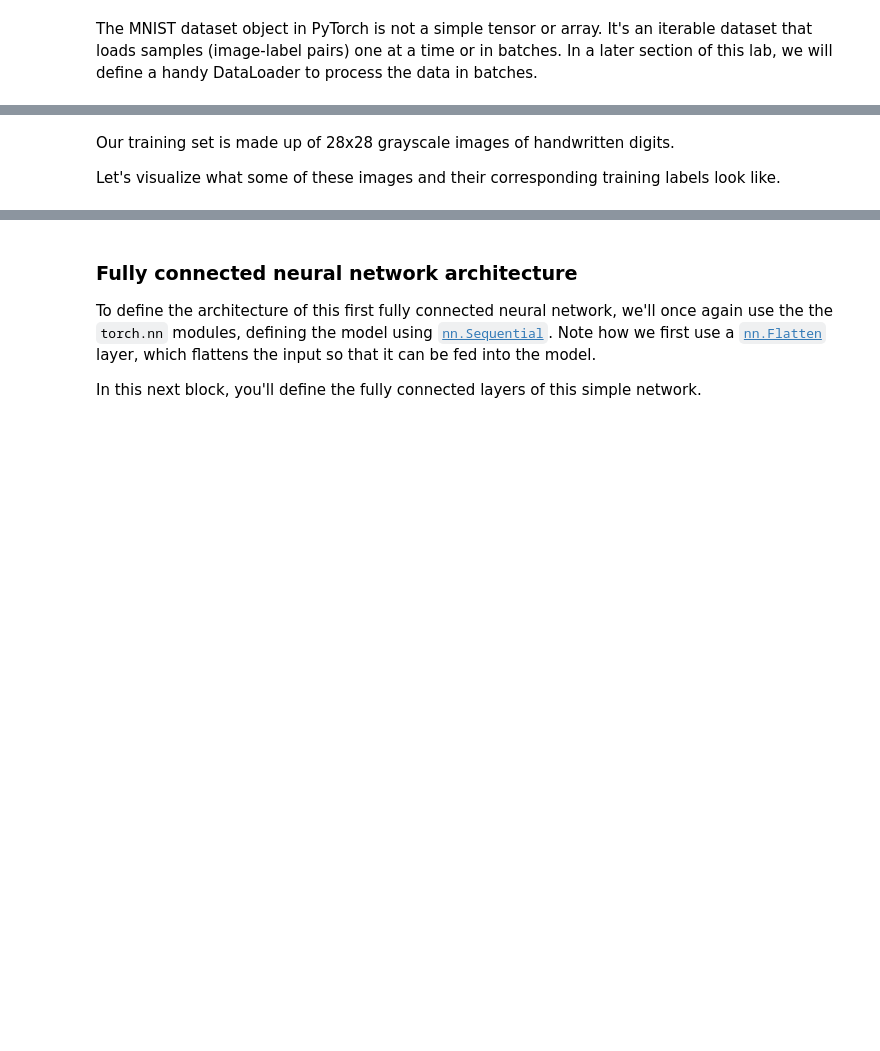
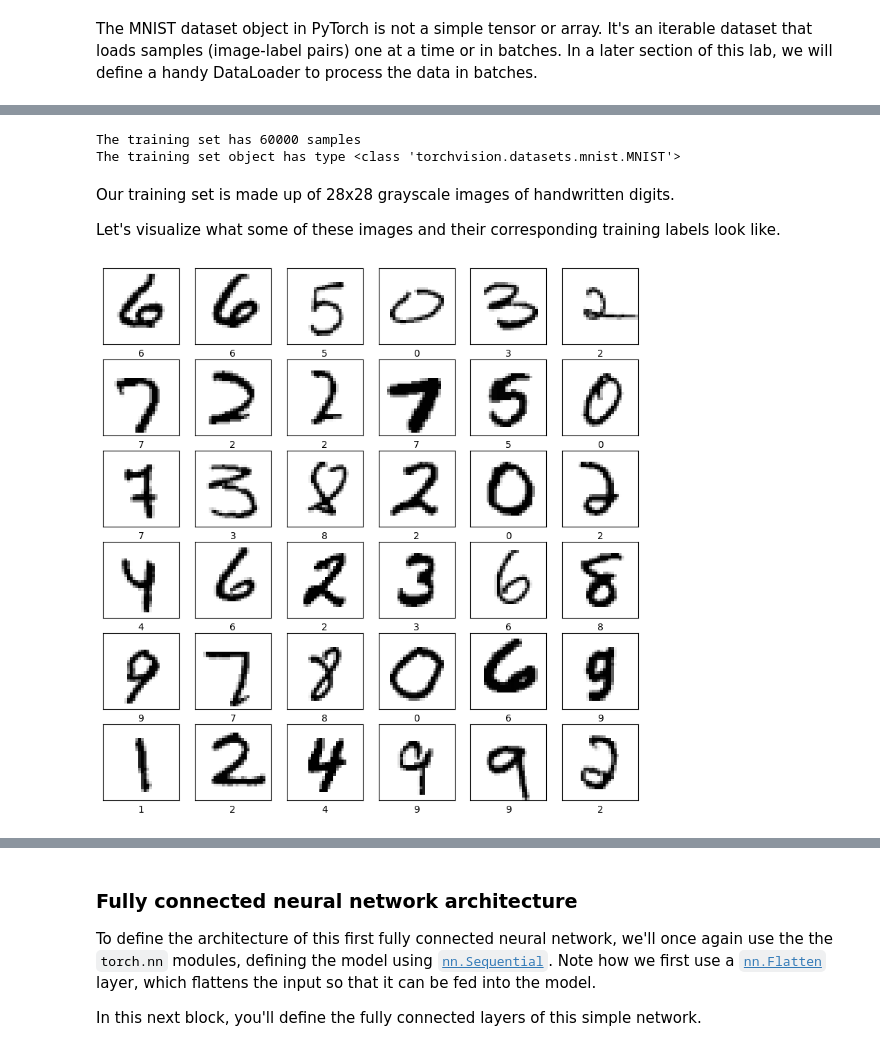
Before and after one commit to hashim54/introtodeeplearning, a Jupyter notebook: lab2/PT_Part1_MNIST.ipynb, the cells around one changed output, grey strips where cells are left out. Cells and saved outputs as stored; diff of their text form; code cells hidden in the pictures; blank space fills up the shorter version.

```diff
--- a/lab2/PT_Part1_MNIST.ipynb
+++ b/lab2/PT_Part1_MNIST.ipynb
@@ -90,3 +93,9 @@ print(label)  # For a label: integer (e.g., 5)
+# %%
+print(f'The training set has {len(train_dataset)} samples')
+print(f'The training set object has type {type(train_dataset)}')
+# %% [output]
+The training set has 60000 samples
+The training set object has type <class 'torchvision.datasets.mnist.MNIST'>
 # %% [markdown]
 Our training set is made up of 28x28 grayscale images of handwritten digits.
 
@@ -94,16 +103,18 @@ Let's visualize what some of these images and their corresponding training label
 # %%
 plt.figure(figsize=(10,10))
 random_inds = np.random.choice(60000,36)
 for i in range(36):
     plt.subplot(6, 6, i + 1)
     plt.xticks([])
     plt.yticks([])
     plt.grid(False)
     image_ind = random_inds[i]
     image, label = train_dataset[image_ind]
     plt.imshow(image.squeeze(), cmap=plt.cm.binary)
     plt.xlabel(label)
-comet_model_1.log_figure(figure=plt)
+#comet_model_1.log_figure(figure=plt)
+# %% [output]
+[figure, added]
 # %% [markdown]
 ## 1.2 Neural Network for Handwritten Digit Classification
 
```
Also changed, not shown: parts of 15 cells of this notebook.
